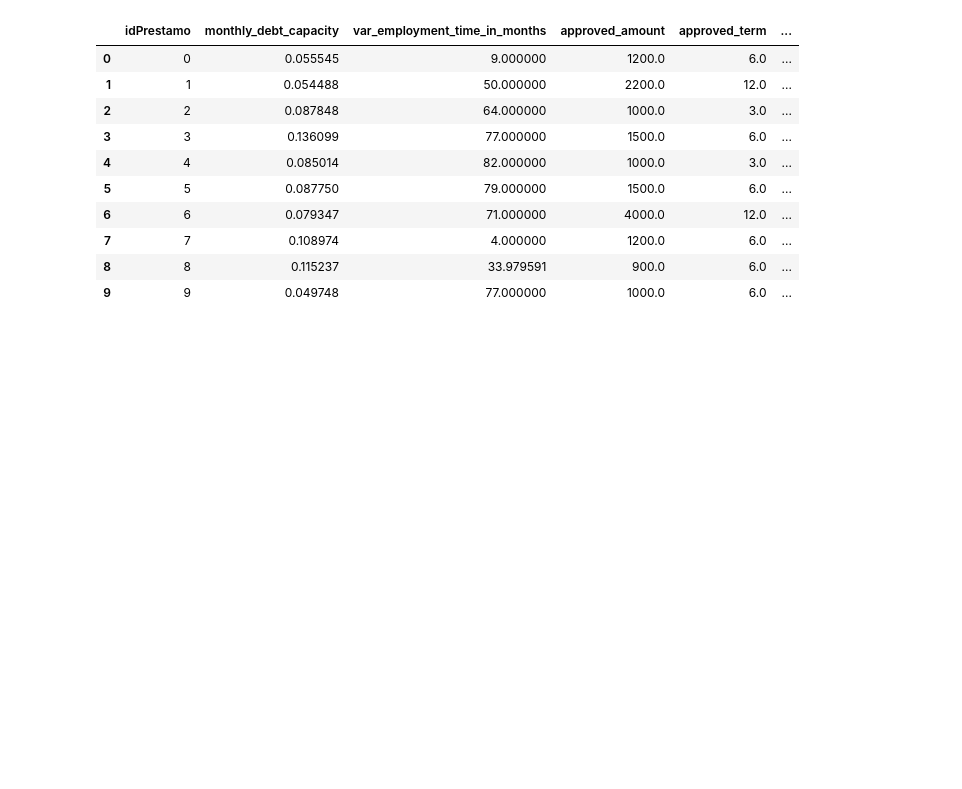
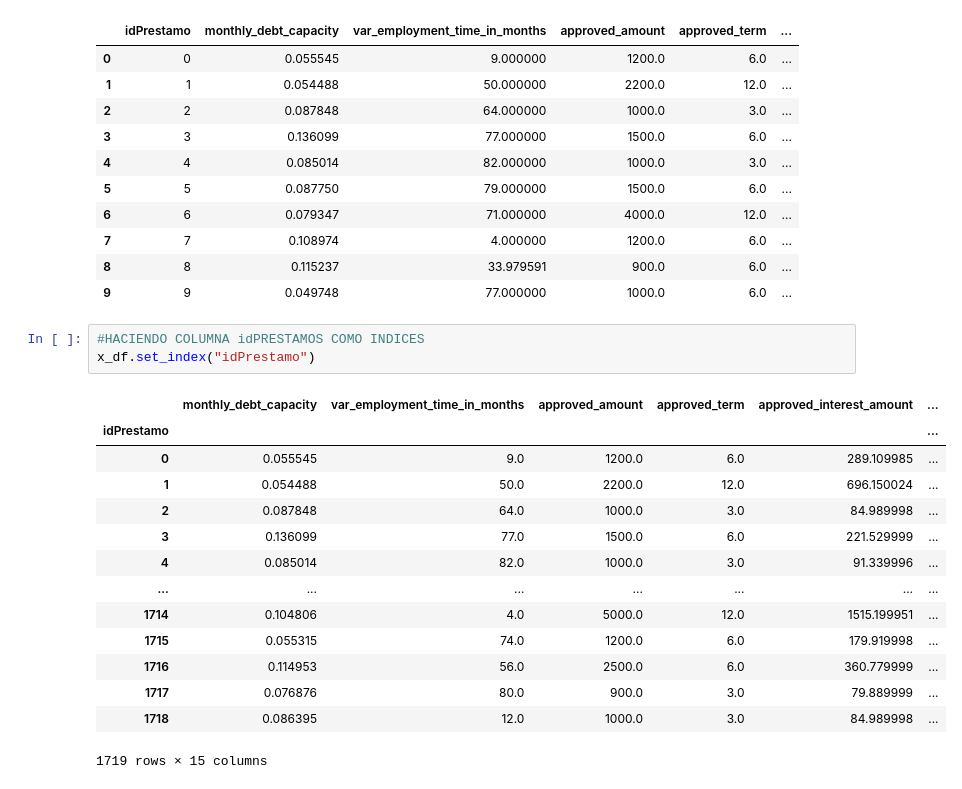
Before and after one commit to AbrahamG20/TPMachineLearning, a Jupyter notebook: TP_Machine_Learning.ipynb, the cells around one changed output. Drawn from its saved outputs; the diff is of its cells as text; blank space fills up the shorter version.

```diff
--- a/TP_Machine_Learning.ipynb
+++ b/TP_Machine_Learning.ipynb
@@ -258,3 +264,21 @@ x_df.head(10)
 | 7 | 7 | 0.108974 | 4.000000 | 1200.0 | 6.0 | ... |
 | 8 | 8 | 0.115237 | 33.979591 | 900.0 | 6.0 | ... |
 | 9 | 9 | 0.049748 | 77.000000 | 1000.0 | 6.0 | ... |
+# %%
+#HACIENDO COLUMNA idPRESTAMOS COMO INDICES
+x_df.set_index("idPrestamo")
+# %% [output]
+|  | monthly_debt_capacity | var_employment_time_in_months | approved_amount | approved_term | approved_interest_amount | ... |
+| idPrestamo |  |  |  |  |  | ... |
+| 0 | 0.055545 | 9.0 | 1200.0 | 6.0 | 289.109985 | ... |
+| 1 | 0.054488 | 50.0 | 2200.0 | 12.0 | 696.150024 | ... |
+| 2 | 0.087848 | 64.0 | 1000.0 | 3.0 | 84.989998 | ... |
+| 3 | 0.136099 | 77.0 | 1500.0 | 6.0 | 221.529999 | ... |
+| 4 | 0.085014 | 82.0 | 1000.0 | 3.0 | 91.339996 | ... |
+| ... | ... | ... | ... | ... | ... | ... |
+| 1714 | 0.104806 | 4.0 | 5000.0 | 12.0 | 1515.199951 | ... |
+| 1715 | 0.055315 | 74.0 | 1200.0 | 6.0 | 179.919998 | ... |
+| 1716 | 0.114953 | 56.0 | 2500.0 | 6.0 | 360.779999 | ... |
+| 1717 | 0.076876 | 80.0 | 900.0 | 3.0 | 79.889999 | ... |
+| 1718 | 0.086395 | 12.0 | 1000.0 | 3.0 | 84.989998 | ... |
+1719 rows × 15 columns
```
Also changed, not shown: parts of 1 cell of this notebook.
